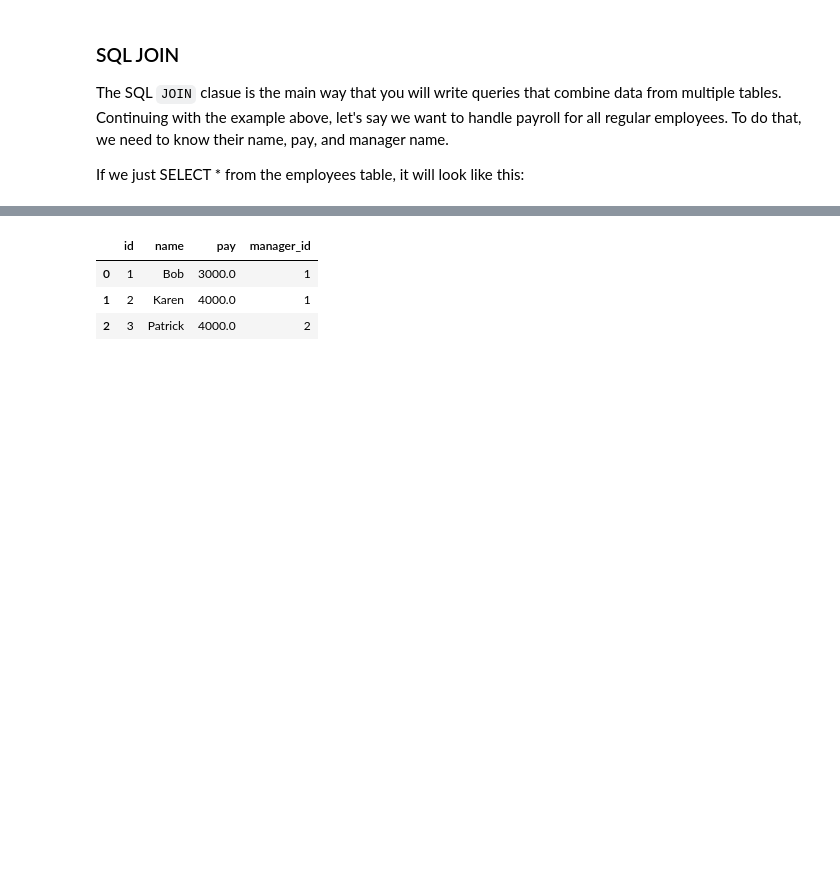
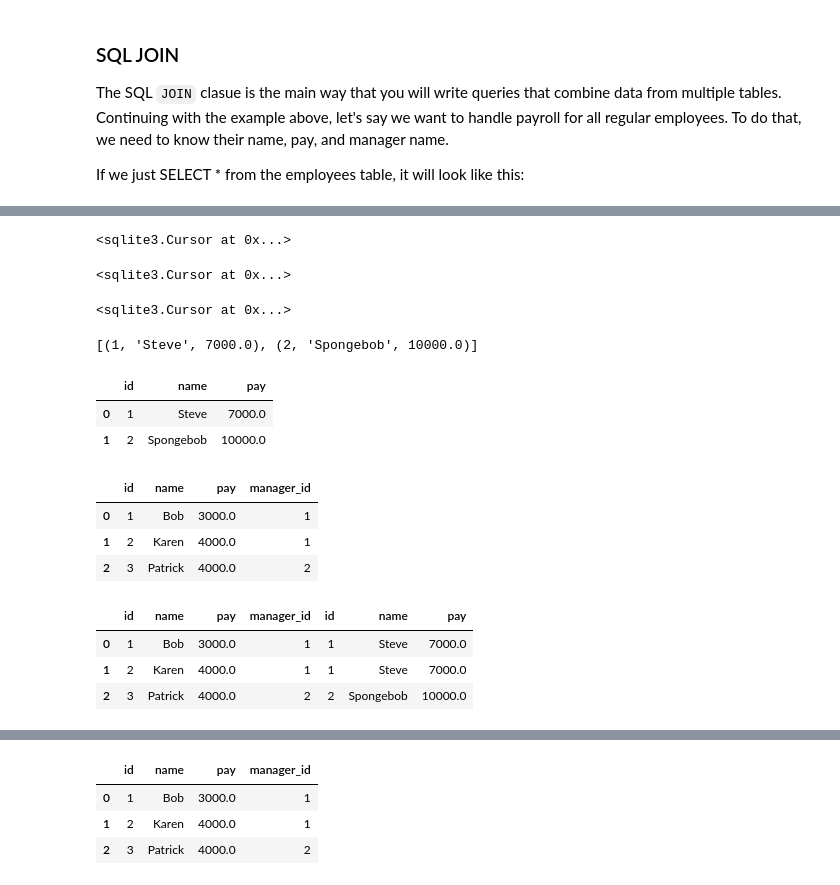
Before and after one commit to GraceMwende/PHASE_2-MS_DS, a Jupyter notebook: Flatiron/Week2/sql table relations intro.ipynb, the cells around one changed output, grey strips where cells are left out. Saved outputs shown, nothing was run; the diff lists cells and outputs as text; code cells hidden in the pictures; blank space fills up the shorter version.

```diff
--- a/Flatiron/Week2/sql table relations intro.ipynb
+++ b/Flatiron/Week2/sql table relations intro.ipynb
@@ -6,0 +25,36 @@ If we just SELECT * from the employees table, it will look like this:
+# %%
+q ='''
+CREATE TABLE if not exists managers(
+id INTEGER PRIMARY KEY,
+name TEXT,
+pay REAL
+)
+'''
+cur.execute(q)
+# %% [output]
+<sqlite3.Cursor at 0x...>
+# %%
+q = '''
+INSERT INTO managers(name,pay)
+            VALUES('Steve',7000.0),
+                  ('Spongebob',10000.0)
+'''
+cur.execute(q)
+# %% [output]
+<sqlite3.Cursor at 0x...>
+# %%
+q = '''
+INSERT INTO employees(name,pay,manager_id)
+            VALUES('Bob',3000.0,1),
+                  ('Karen',4000.0,1),
+                  ('Patrick',4000.0,2)
+'''
+cur.execute(q)
+# %% [output]
+<sqlite3.Cursor at 0x...>
+# %%
+#fetch records
+q = 'select * from managers'
+cur.execute(q).fetchall()
+# %% [output]
+[(1, 'Steve', 7000.0), (2, 'Spongebob', 10000.0)]
@@ -6,0 +64,27 @@ If we just SELECT * from the employees table, it will look like this:
+# %%
+q = 'select * from managers'
+pd.read_sql(q,conn)
+# %% [output]
+|  | id | name | pay |
+| 0 | 1 | Steve | 7000.0 |
+| 1 | 2 | Spongebob | 10000.0 |
+# %%
+q = 'select * from employees'
+pd.read_sql(q,conn)
+# %% [output]
+|  | id | name | pay | manager_id |
+| 0 | 1 | Bob | 3000.0 | 1 |
+| 1 | 2 | Karen | 4000.0 | 1 |
+| 2 | 3 | Patrick | 4000.0 | 2 |
+# %%
+#join the two tables
+q = '''select * from employees e
+join managers m
+on m.id = e.manager_id
+'''
+pd.read_sql(q,conn)
+# %% [output]
+|  | id | name | pay | manager_id | id | name | pay |
+| 0 | 1 | Bob | 3000.0 | 1 | 1 | Steve | 7000.0 |
+| 1 | 2 | Karen | 4000.0 | 1 | 1 | Steve | 7000.0 |
+| 2 | 3 | Patrick | 4000.0 | 2 | 2 | Spongebob | 10000.0 |
```
Also changed, not shown: parts of 5 cells of this notebook, 20 other files.
